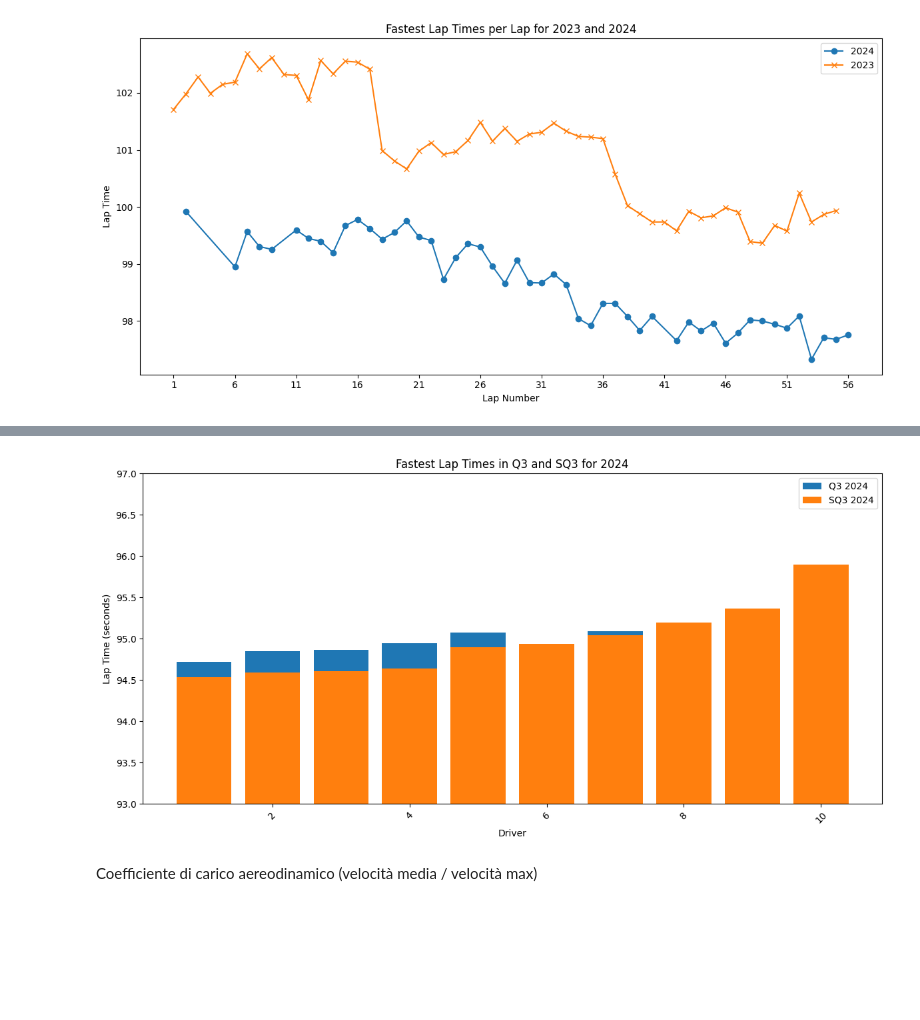
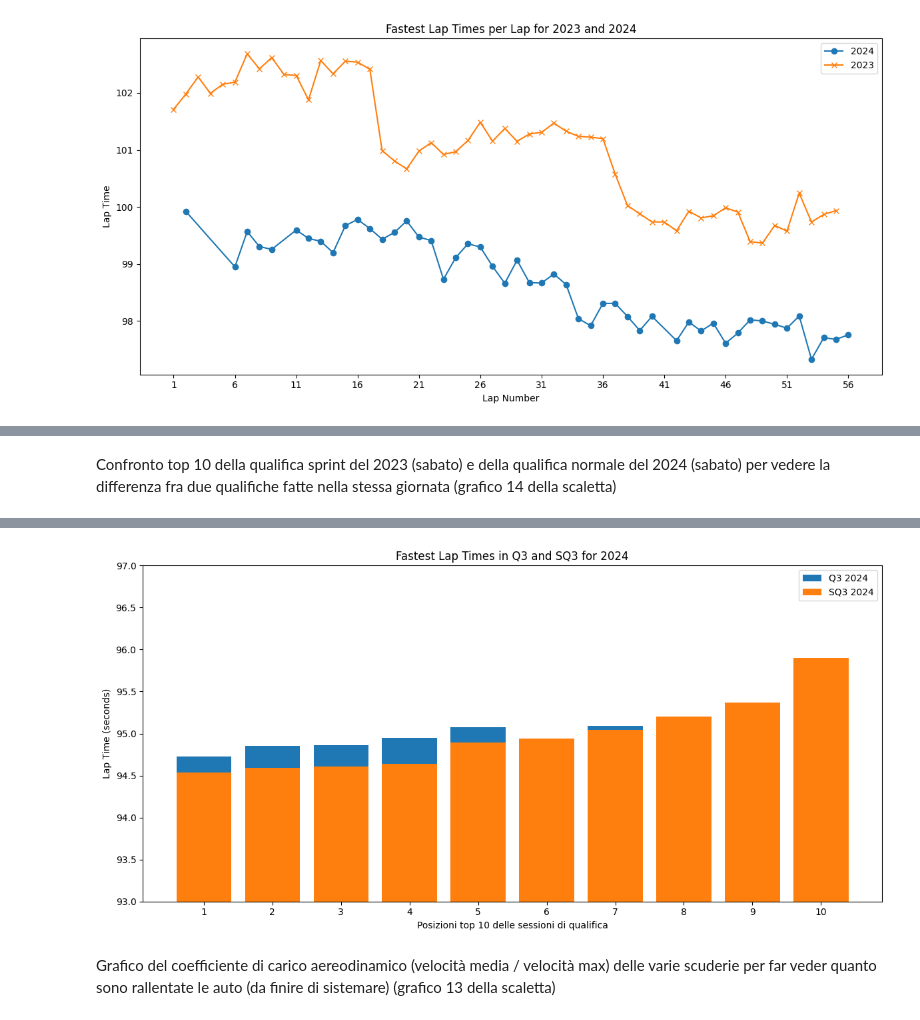
Before and after one commit to SirFuryy/progetto-Visualizzazione-Scentifica, a Jupyter notebook: velocita_media_squadre.ipynb, the cells around one changed output, grey strips where cells are left out. Cells and saved outputs as stored; diff of their text form; code cells hidden in the pictures; blank space fills up the shorter version.

```diff
--- a/velocita_media_squadre.ipynb
+++ b/velocita_media_squadre.ipynb
@@ -13,10 +13,10 @@ from timple.timedelta import num2timedelta
 from fastf1.core import Laps
 
 Q = ff1.get_session(2024, 'Austin', 4)
-Q.load()
+Q.load(weather=True)
 
 Q2023 = ff1.get_session(2023, 'Austin', 2)
-Q2023.load()
+Q2023.load(weather=True)
 
 SQ = ff1.get_session(2024, 'Austin', 2)
 SQ.load()
@@ -292,3 +254,5 @@ DriverPosition
+# %% [markdown]
+Confronto top 10 della qualifica sprint del 2023 (sabato) e della qualifica normale del 2024 (sabato) per vedere la differenza fra due qualifiche fatte nella stessa giornata (grafico 14 della scaletta)
 # %%
 _, _, SQ3 = SQ2023.laps.split_qualifying_sessions()
 _, _, Q3= Q2023.laps.split_qualifying_sessions()
@@ -316,19 +280,18 @@ for driver in driversSQ3:
 #fastest_laps_SQ3 = fastest_laps_SQ3.sort_index()
 fastest_laps_SQ3.set_index("DriverPosition", inplace=True)
 fastest_laps_Q3.set_index("DriverPosition", inplace=True)
-print(fastest_laps_Q3)
-print(fastest_laps_SQ3)
+
 # Plot the fastest lap times for Q3 and SQ3
 plt.figure(figsize=(12, 6))
 
 plt.bar(fastest_laps_Q3.index, fastest_laps_Q3['LapTime'].apply(lambda x: x.total_seconds()),  label='Q3 2024')
 plt.bar(fastest_laps_SQ3.index, fastest_laps_SQ3['LapTime'].apply(lambda x: x.total_seconds()),  label='SQ3 2024')
 
-plt.xlabel('Driver')
+plt.xlabel('Posizioni top 10 delle sessioni di qualifica')
 plt.ylabel('Lap Time (seconds)')
 plt.title('Fastest Lap Times in Q3 and SQ3 for 2024')
 plt.legend()
-plt.xticks(rotation=45)
+plt.xticks(np.arange(1, 11, 1))
 plt.ylim(93, 97)
 plt.tight_layout()
 plt.show()
@@ -353,6 +299,6 @@ DriverPosition
-[figure, old version]
+[figure, new version]
-# %% [markdown]
-Coefficiente di carico aereodinamico (velocità media / velocità max)
+# %% [markdown]
+Grafico del coefficiente di carico aereodinamico (velocità media / velocità max) delle varie scuderie per far veder quanto sono rallentate le auto (da finire di sistemare) (grafico 13 della scaletta)
 # %%
 #velocità media qualifiche 2024
 avg_speed_2024 = Q.laps.pick_quicklaps().loc[:, ['Driver', 'SpeedI1', 'SpeedI2', 'SpeedFL', 'SpeedST', 'Team']]
```
Also changed, not shown: parts of 34 cells of this notebook.
